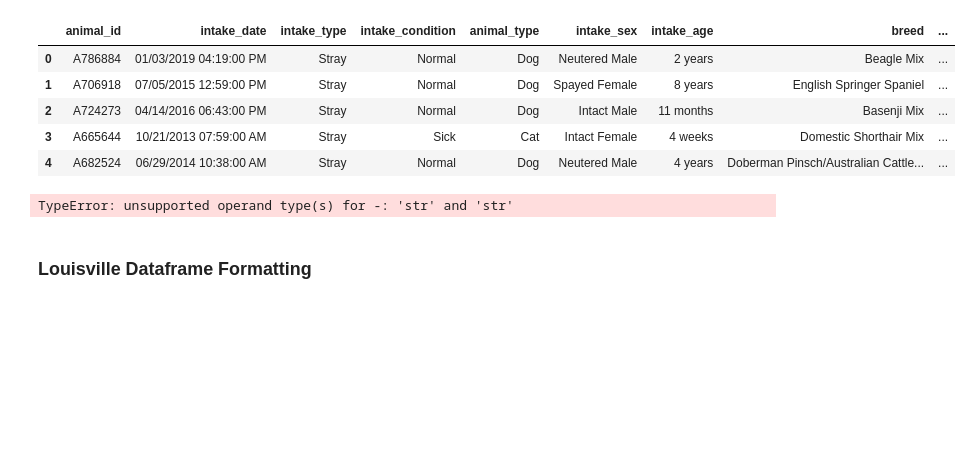
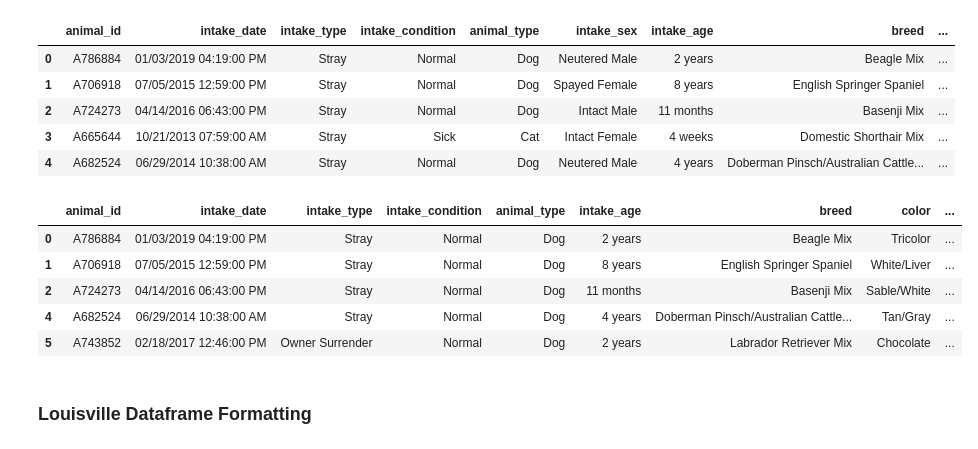
Before and after one commit to phil-cork/animal-services, a Jupyter notebook: Data_Wrangling.ipynb, the cells around one changed output. Drawn from its saved outputs; the diff is of its cells as text; code cells hidden in the pictures; blank space fills up the shorter version.

Commit message:
Minor updates to Austin dataframe

```diff
--- a/Data_Wrangling.ipynb
+++ b/Data_Wrangling.ipynb
@@ -66,14 +66,29 @@ austin.head()
 # %%
 # split intake_sex into gender and intake_repro
 austin[['intake_repro','gender']]= austin['intake_sex'].str.split(" ", expand=True)
 # split outcome_sex into gender and outcome_repro
 austin[['outcome_repro','gender']]= austin['outcome_sex'].str.split(" ", expand=True)
 
+# set the new city variable to Austin
 austin['city'] = 'Austin'
 
+# after creating the new gender and repro columns, drop the old columns
+austin.drop(['intake_sex','outcome_sex'], axis=1, inplace=True)
+
+# subset to only Dogs
+austin = austin.query("animal_type == 'Dog'")
+
+# fill in any animals still in the system to a TBD outcome
+austin['outcome_type'] = austin['outcome_type'].fillna("TBD")
+
 austin.head()
 # %% [output]
-TypeError: unsupported operand type(s) for -: 'str' and 'str'
+|  | animal_id | intake_date | intake_type | intake_condition | animal_type | intake_age | breed | color | ... |
+| 0 | A786884 | 01/03/2019 04:19:00 PM | Stray | Normal | Dog | 2 years | Beagle Mix | Tricolor | ... |
+| 1 | A706918 | 07/05/2015 12:59:00 PM | Stray | Normal | Dog | 8 years | English Springer Spaniel | White/Liver | ... |
+| 2 | A724273 | 04/14/2016 06:43:00 PM | Stray | Normal | Dog | 11 months | Basenji Mix | Sable/White | ... |
+| 4 | A682524 | 06/29/2014 10:38:00 AM | Stray | Normal | Dog | 4 years | Doberman Pinsch/Australian Cattle... | Tan/Gray | ... |
+| 5 | A743852 | 02/18/2017 12:46:00 PM | Owner Surrender | Normal | Dog | 2 years | Labrador Retriever Mix | Chocolate | ... |
 # %% [markdown]
 ### Louisville Dataframe Formatting
 # %%
```
